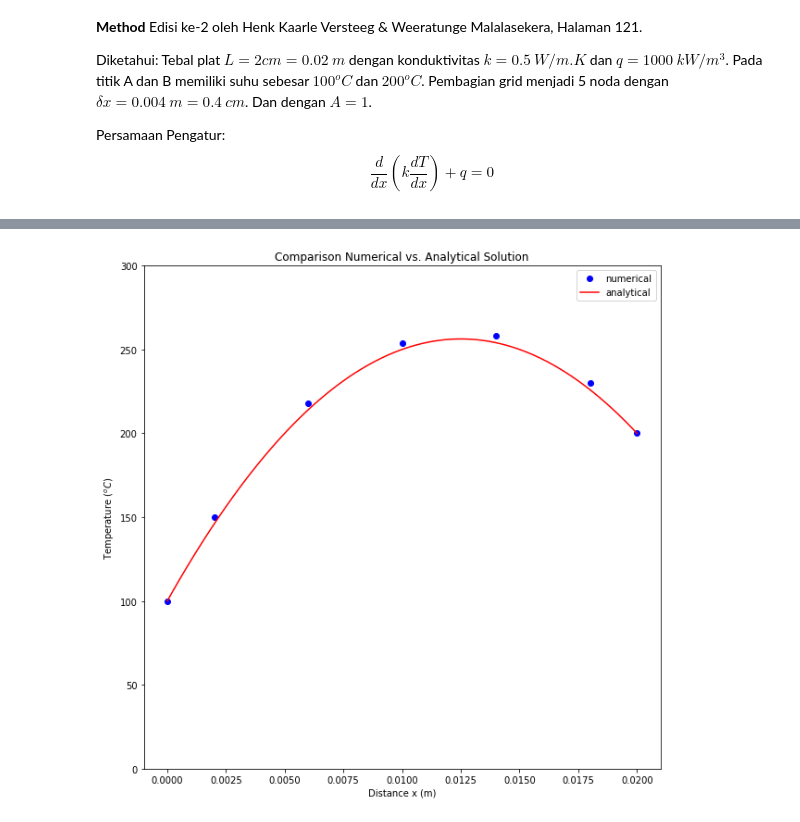
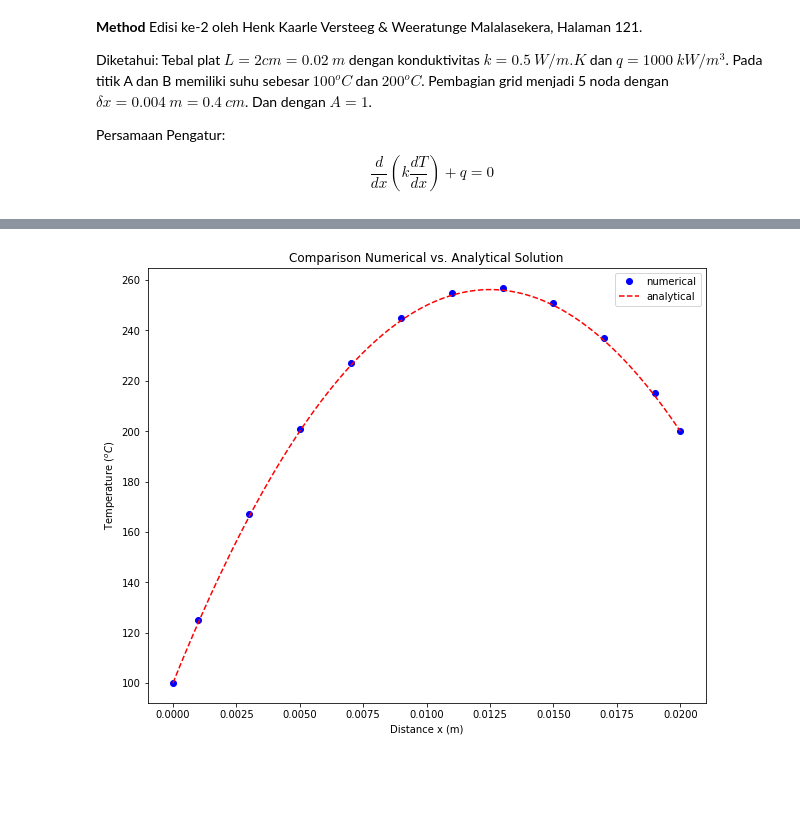
Before and after one commit to taruma/belajar-tsa, a Jupyter notebook: metnum/volume/Metnum-Case4.2.ipynb, the cells around one changed output, grey strips where cells are left out. Drawn from its saved outputs; the diff is of its cells as text; code cells hidden in the pictures; blank space fills up the shorter version.

```diff
--- a/metnum/volume/Metnum-Case4.2.ipynb
+++ b/metnum/volume/Metnum-Case4.2.ipynb
@@ -19,11 +19,11 @@ k = 0.5 # (W/m.K) - konduktivitas
 q = 1000*1000 # (kW/m^3) - Uniform Heat Generation
 TA = 100 # (C) - suhu di titik A
 TB = 200 # (C) - suhu di titik B
-dx = 0.004 # (m) - jarak grid control volume
+dx = 0.002 # (m) - jarak grid control volume
 A = 1 # (m^2) - Luasan
 
 nodes = int(L/dx) # (..) - jumlah noda
-print('Suhu di titik \tA = {:>5d} K\nSuhu di titik \tB = {:>5d} K\ndengan panjang \tL = {:>1.3f} m'.format(TA,TB,L))
+print('Suhu di titik \tA = {:>5d} C\nSuhu di titik \tB = {:>5d} C\ndengan panjang \tL = {:>1.3f} m'.format(TA,TB,L))
 print('Jumlah Noda \t  = {:>5d}\tdengan dx = {:1.3f} m'.format(nodes,dx))
 axisx = create_axis(nodes, dx)
 # %% [output]
@@ -44,10 +44,9 @@ for i in range(0, nodes):
             aE = k*A/dx
             SP = -2*k*A/dx
             aP = aW + aE - SP
-            # Masukkan ke dalam Matrix
             mat_a[i, j] = aP
             mat_a[i, j+1] = -aE
-        elif i == j and (i > 0 and i < nodes-1):
+        elif i == j and (i > 0 and i < nodes-1): # Baris Kedua sampai satu sebelum terakhir
             aW = k*A/dx
             aE = k*A/dx
             SP = 0
@@ -55,7 +54,7 @@ for i in range(0, nodes):
             mat_a[i, j-1] = -aW
             mat_a[i, j] = aP
             mat_a[i, j+1] = -aE
-        elif i == j and (i == nodes-1):
+        elif i == j and (i == nodes-1): # Baris Terakhir (Titik B)
             aW = k*A/dx
             aE = 0
             SP = -2*k*A/dx
@@ -75,13 +74,18 @@ for i in range(0, nodes):
         Su = q*A*dx + 2*k*A*TB/dx
         mat_d[i] = Su
 
-result = np.linalg.solve(mat_a, mat_d)
+result = np.linalg.solve(mat_a, mat_d) # Penyelesaian matrix
 y_num = np.append(result, TB)
 y_num = np.insert(y_num, 0, TA)
 
 # Solusi Analitik
+nodes_exact = 100 # Jumlah titik untuk solusi analitik
 exact = []
-axisx_exact = np.linspace(0, L, 100)
+axisx_exact = np.linspace(0, L, nodes_exact)
 for x in axisx_exact:
     hasil = ((TB-TA)/L + (q/(2*k)*(L-x)))*x + TA
     exact.append(hasil)
+
+print('Matrix A = \n{}\n====='.format(mat_a))
+print('Matrix D = \n{}\n====='.format(mat_d))
+print('Penyelesaian Matrix [AX = D], diperoleh matrix X = \n{}\n====='.format(result))
@@ -88,20 +112,19 @@ for x in axisx_exact:
 # %%
 import matplotlib.pyplot as plt
 %matplotlib inline
 
-plt.rcParams["figure.figsize"] = (10,10)
+plt.rcParams["figure.figsize"] = (10,8)
 plt.title('Comparison Numerical vs. Analytical Solution')
-plt.ylim(TA-100, TB+100)
 plt.xlabel('Distance x (m)')
 plt.ylabel('Temperature $(^{o}C)$')
 plt.plot(axisx, y_num, 'bo', label='numerical')
-plt.plot(axisx_exact, exact, 'r-', label='analytical')
+plt.plot(axisx_exact, exact, 'r--', label='analytical')
 plt.legend()
 
 
-#plt.annotate('Numerical', xy=(axisx[4],result[4]), xytext =(0.35,250),
+#plt.annotate('Numerical', xy=(axisx[2],y_num[2]), xytext =(axisx[2]-0.002,y_num[2]+20),
 #            arrowprops=dict(arrowstyle='->', connectionstyle='arc3'),)
 
 plt.show()
 # %% [output]
-[figure, old version]
+[figure, new version]
```
Also changed, not shown: parts of 3 cells of this notebook.
